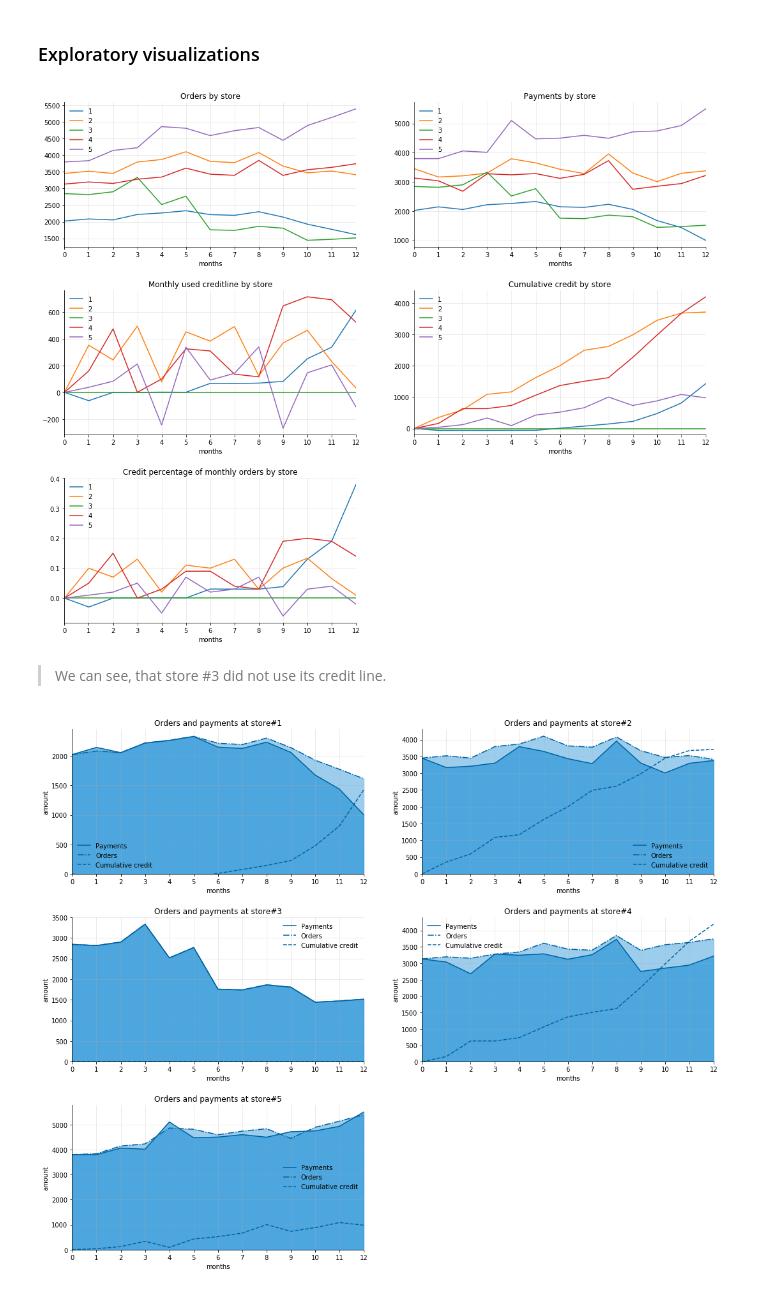
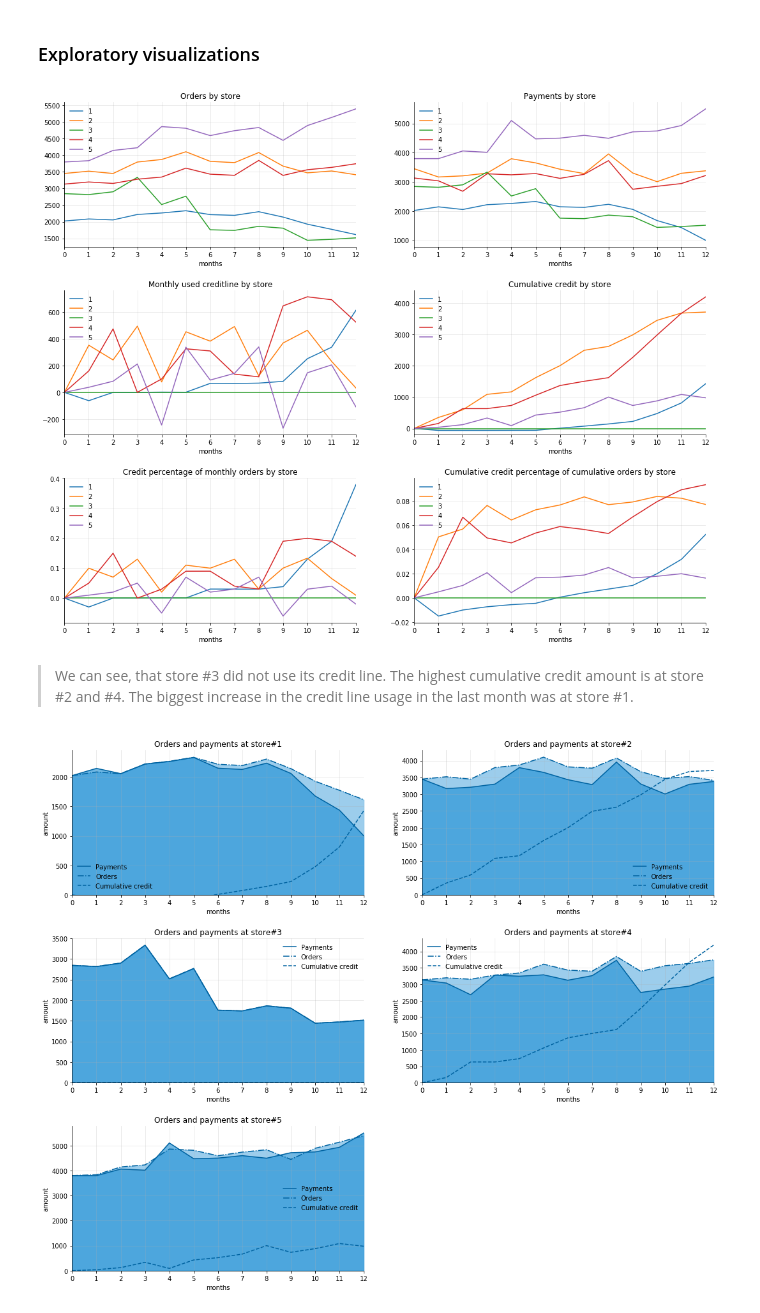
Before and after one commit to apy444/case_study, a Jupyter notebook: EDA.ipynb, the cells around one changed output. Drawn from its saved outputs; the diff is of its cells as text; code cells hidden in the pictures.

```diff
--- a/EDA.ipynb
+++ b/EDA.ipynb
@@ -63,38 +63,42 @@ plt.figure(figsize=(18,15))
 ax1 = plt.subplot(3,2,1, title='Orders by store')
 ax1.plot(orders.T)
 plt.legend(orders.index, frameon=False)
 viz()
 
 ax2 = plt.subplot(3,2,2, title='Payments by store')
 ax2.plot(payments.T)
 plt.legend(payments.index, frameon=False)
 viz()
 
 ax3 = plt.subplot(3,2,3, title='Monthly used creditline by store')
 ax3.plot(credit.T)
 plt.legend(payments.index, frameon=False)
 viz()
 
 ax4 = plt.subplot(3,2,4, title='Cumulative credit by store')
 ax4.plot(np.cumsum(credit.T))
 plt.legend(payments.index, frameon=False)
 plt.ylim(bottom=-200)
 viz()
 
 ax5 = plt.subplot(3,2,5, title='Credit percentage of monthly orders by store')
-plt.plot((credit.T)/orders.T)
+ax5.plot((credit.T)/orders.T)
 plt.legend(payments.index, frameon=False)
 viz()
 
-plt.tight_layout
+ax6 = plt.subplot(3,2,6, title='Cumulative credit percentage of cumulative orders by store')
+ax6.plot(np.cumsum(credit.T)/np.cumsum(orders.T))
+plt.legend(payments.index, frameon=False)
+viz()
+
 plt.subplots_adjust(hspace=0.3)
 plt.savefig('Summary_1.png')
 print()
 plt.show();
 # %% [output]
-[figure, old version]
+[figure, new version]
 # %% [markdown]
->We can see, that store \#3 did not use its credit line.
+>We can see, that store \#3 did not use its credit line. The highest cumulative credit amount is at store \#2 and \#4. The biggest increase in the credit line usage in the last month was at store \#1.
 # %%
 plt.figure(figsize=(18,15))
 
```
Also changed, not shown: parts of 2 cells of this notebook.
